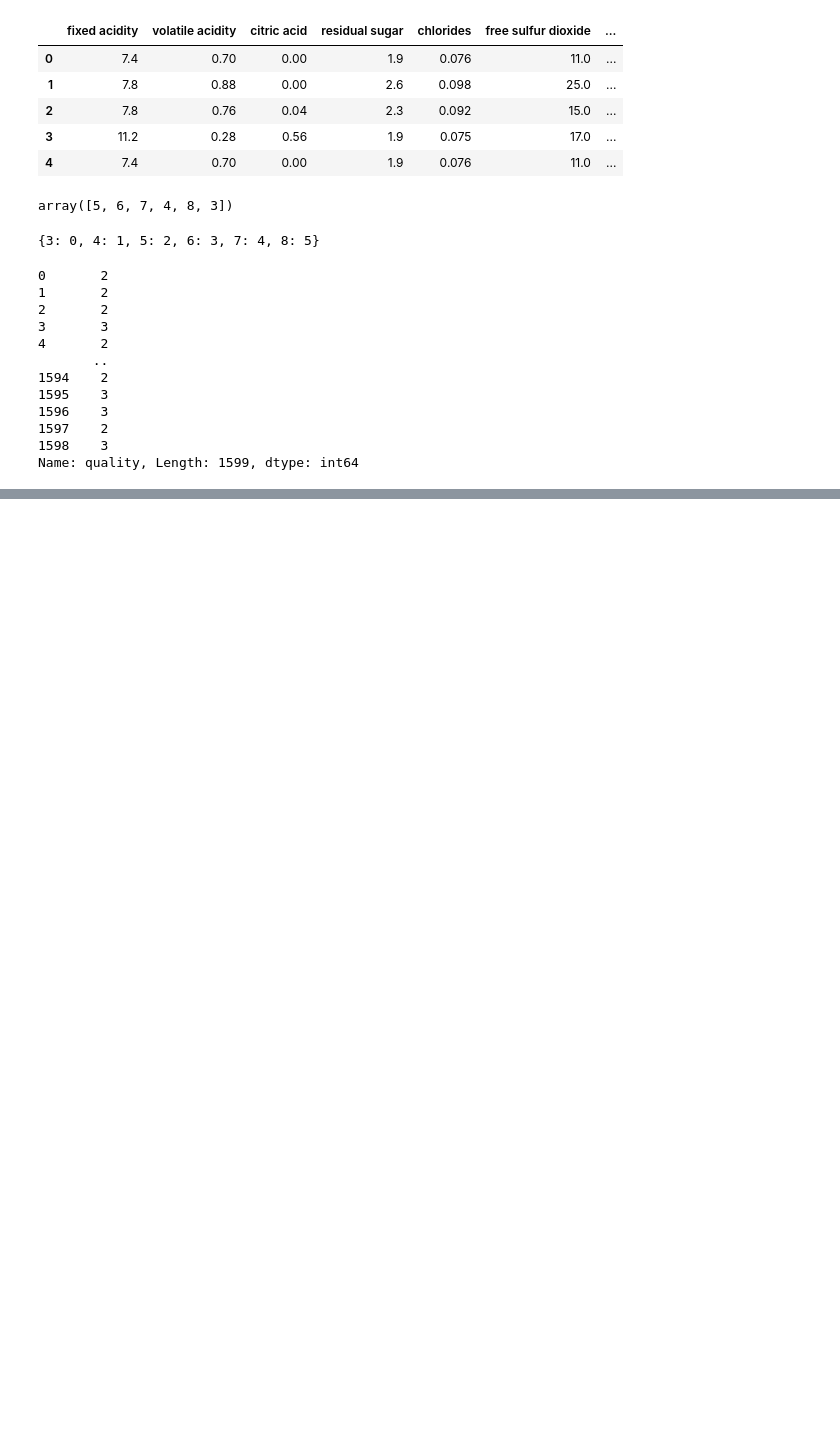
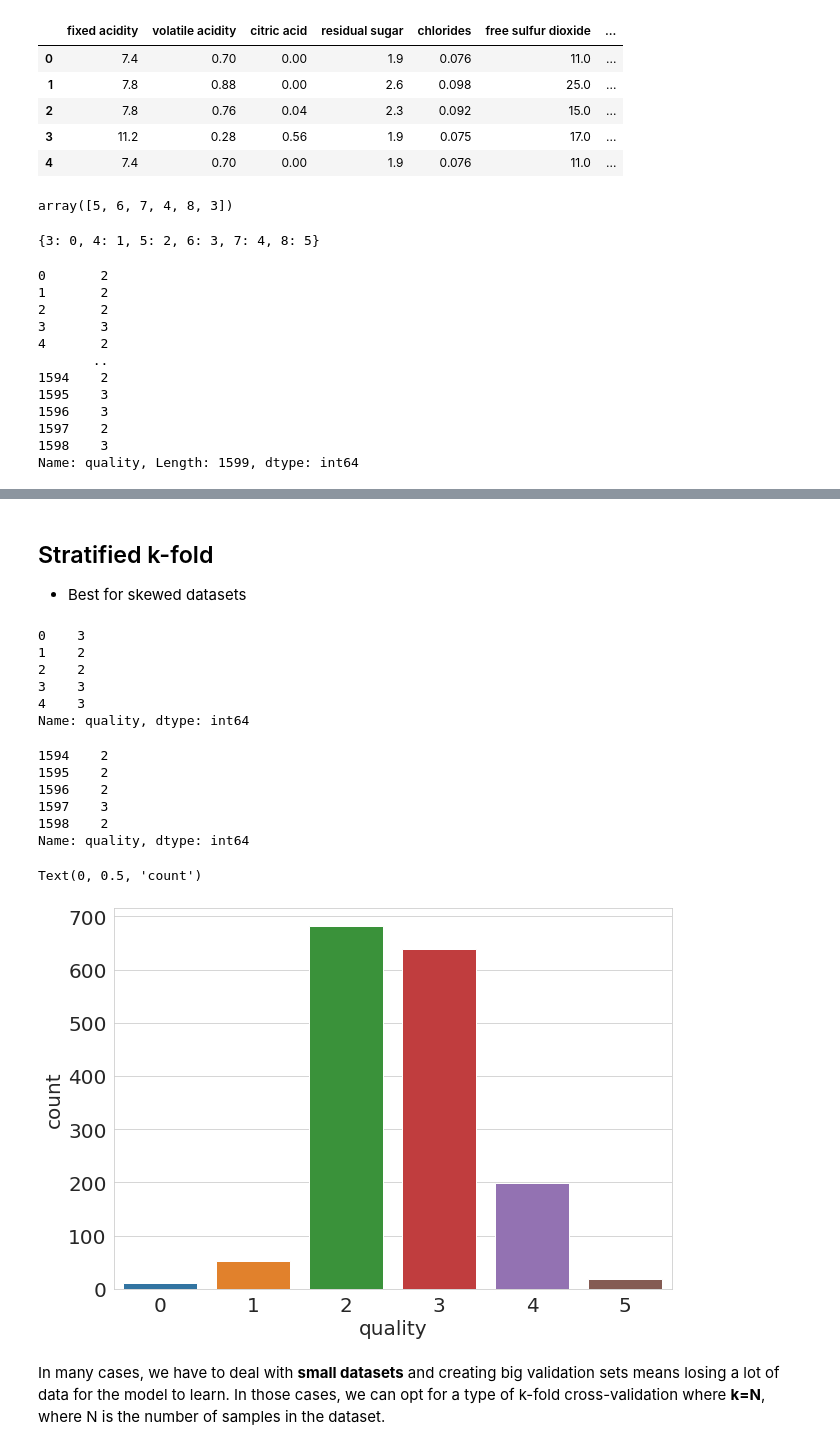
Before and after one commit to niazangels/AAAMLP, a Jupyter notebook: 00_supervised_and_unsupervised.ipynb, the cells around one changed output, grey strips where cells are left out. Drawn from its saved outputs; the diff is of its cells as text; code cells hidden in the pictures; blank space fills up the shorter version.

```diff
--- a/00_supervised_and_unsupervised.ipynb
+++ b/00_supervised_and_unsupervised.ipynb
@@ -111,0 +123,2 @@ Name: quality, Length: 1599, dtype: int64
+# %%
+df = df.sample(frac=1.).reset_index(drop=True)
@@ -111,0 +242,11 @@ Name: quality, Length: 1599, dtype: int64
+# %%
+# Fill
+df['kfold'] = -1
+
+# Shuffle
+df_kfold = df.sample(frac=1).reset_index(drop=True)
+
+kf = model_selection.KFold(n_splits=5)
+
+for fold, (train, val) in enumerate(kf.split(X=df_kfold)):
+    df_kfold.loc[val, 'kfold'] = fold
@@ -111,0 +271,3 @@ Name: quality, Length: 1599, dtype: int64
+# %% [markdown]
+## Stratified k-fold
+- Best for skewed datasets
@@ -111,0 +276,42 @@ Name: quality, Length: 1599, dtype: int64
+# %%
+df_strat = df.copy()
+df_strat = df_strat.sample(frac=1.).reset_index(drop=True)
+
+df_strat['kfold'] = -1
+
+stratified_kf = model_selection.StratifiedKFold(n_splits=5)
+
+for fold, (train, val) in enumerate(stratified_kf.split(X=df_strat, y=df_strat['quality'])):
+    df_strat['kfold'] = fold
+# %%
+df_strat.head()['quality']
+# %% [output]
+0    3
+1    2
+2    2
+3    3
+4    3
+Name: quality, dtype: int64
+# %%
+df_strat.tail()['quality']
+# %% [output]
+1594    2
+1595    2
+1596    2
+1597    3
+1598    2
+Name: quality, dtype: int64
+# %%
+# Plot counts
+plt.figure(figsize=(10,7))
+sns.countplot(x='quality', data=df_strat)
+plt.xlabel('quality', fontsize=20)
+plt.ylabel('count', fontsize=20)
+# %% [output]
+Text(0, 0.5, 'count')
+[figure, added]
+# %% [markdown]
+In many cases, we have to deal with **small datasets** and creating big validation sets
+means losing a lot of data for the model to learn. In those cases, we can opt for a
+type of k-fold cross-validation where **k=N**, where N is the number of samples in the
+dataset.
```
Also changed, not shown: parts of 51 cells of this notebook.
